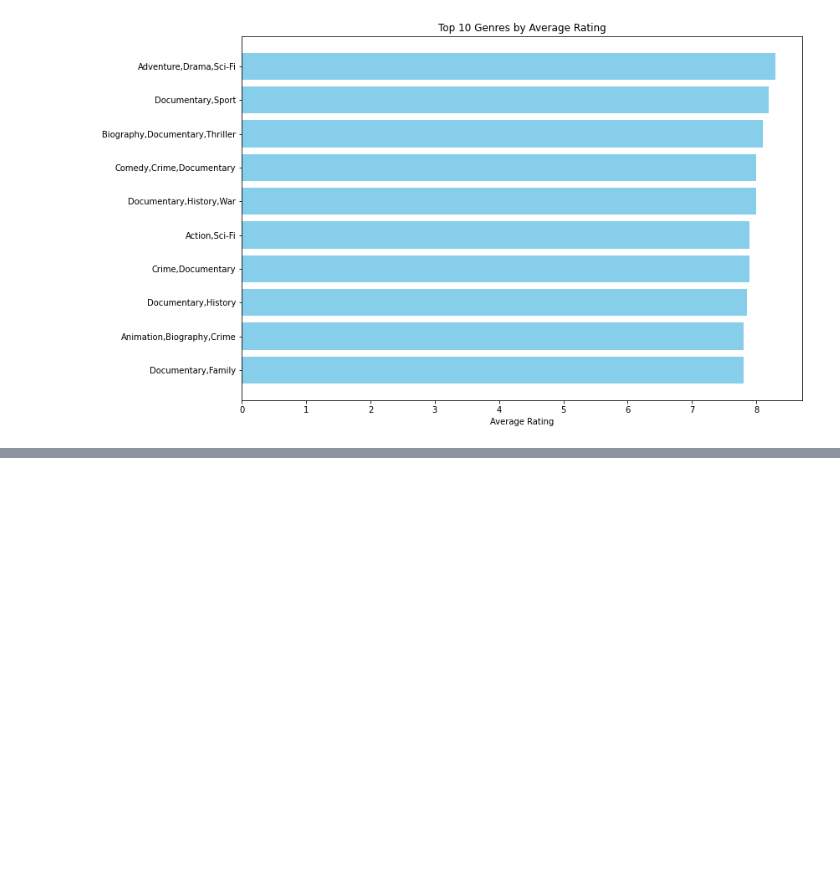
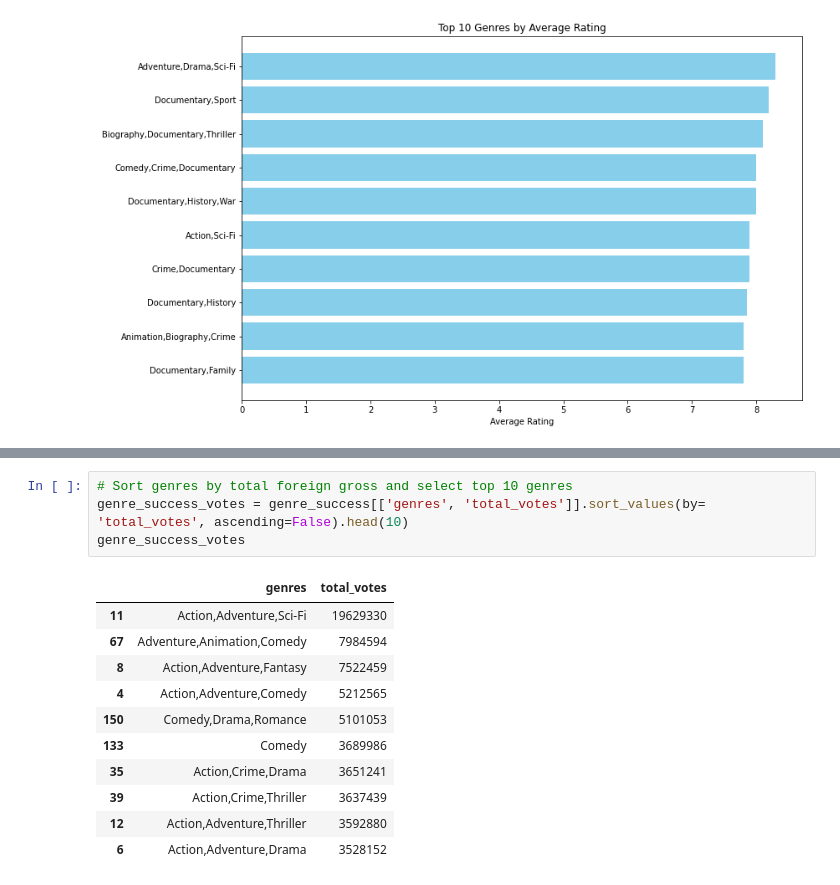
Before and after one commit to engige/movie_studio_analysis, a Jupyter notebook: movie_studio_analysis.ipynb, the cells around one changed output, grey strips where cells are left out. Saved outputs shown, nothing was run; the diff lists cells and outputs as text; blank space fills up the shorter version.

```diff
--- a/movie_studio_analysis.ipynb
+++ b/movie_studio_analysis.ipynb
@@ -528,0 +533,16 @@ plt.gca().invert_yaxis()  # To display the highest rated genre at the top
+# %%
+# Sort genres by total foreign gross and select top 10 genres
+genre_success_votes = genre_success[['genres', 'total_votes']].sort_values(by= 'total_votes', ascending=False).head(10)
+genre_success_votes
+# %% [output]
+|  | genres | total_votes |
+| 11 | Action,Adventure,Sci-Fi | 19629330 |
+| 67 | Adventure,Animation,Comedy | 7984594 |
+| 8 | Action,Adventure,Fantasy | 7522459 |
+| 4 | Action,Adventure,Comedy | 5212565 |
+| 150 | Comedy,Drama,Romance | 5101053 |
+| 133 | Comedy | 3689986 |
+| 35 | Action,Crime,Drama | 3651241 |
+| 39 | Action,Crime,Thriller | 3637439 |
+| 12 | Action,Adventure,Thriller | 3592880 |
+| 6 | Action,Adventure,Drama | 3528152 |
```
Also changed, not shown: parts of 2 cells of this notebook.
